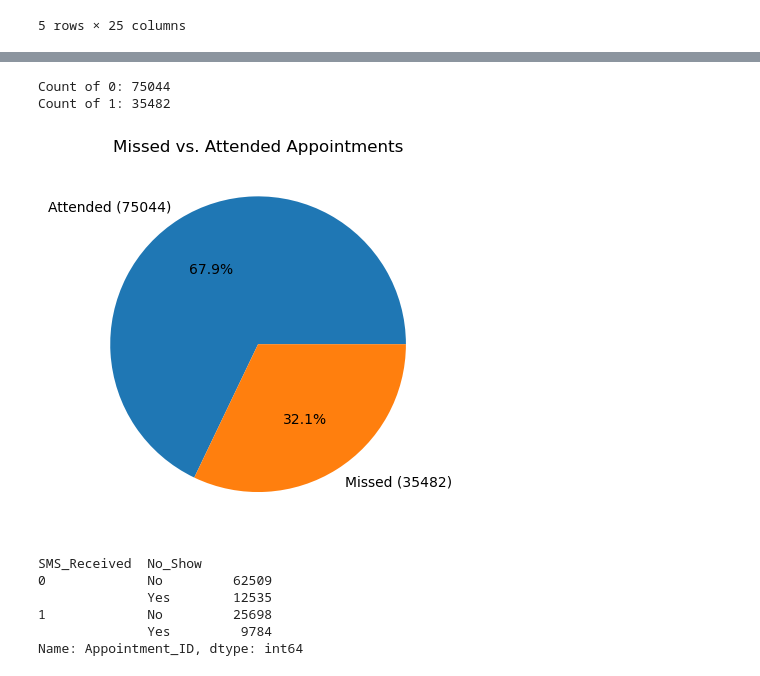
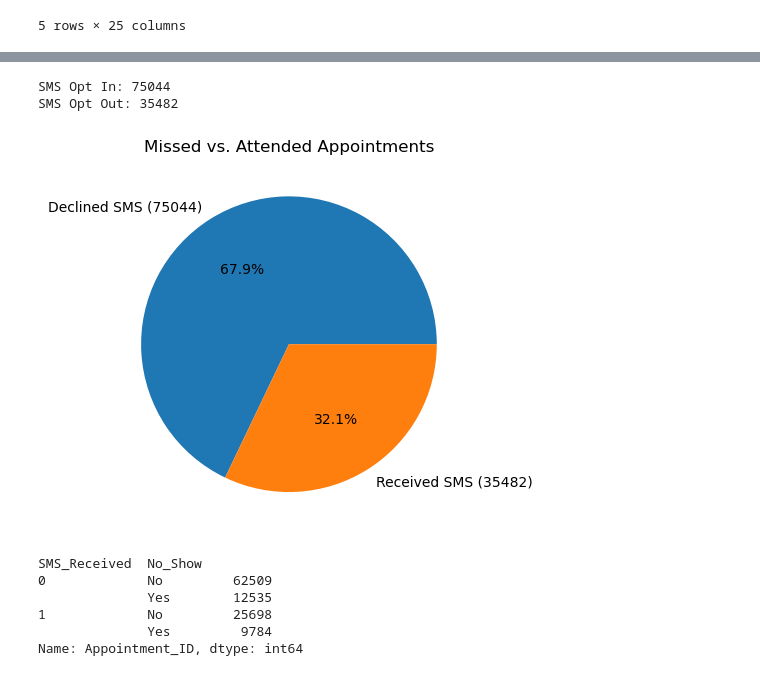
Before and after one commit to Omeagon/Project1, a Jupyter notebook: SMS.ipynb, the cells around one changed output, grey strips where cells are left out. Saved outputs shown, nothing was run; the diff lists cells and outputs as text; code cells hidden in the pictures.

```diff
--- a/SMS.ipynb
+++ b/SMS.ipynb
@@ -46,23 +46,23 @@ count_0 = (df['SMS_Received'] == 0).sum()
 count_1 = (df['SMS_Received'] == 1).sum()
 
 #Print the values of each
-print("Count of 0:", count_0)
-print("Count of 1:", count_1)
+print("SMS Opt In:", count_0)
+print("SMS Opt Out:", count_1)
 # %% [output]
-Count of 0: 75044
-Count of 1: 35482
+SMS Opt In: 75044
+SMS Opt Out: 35482
 # %%
 #Total Attended vs Missed Appointments
-labels = ['Attended (75044)', 'Missed (35482)']
+labels = ['Declined SMS (75044)', 'Received SMS (35482)']
 
 missed_vs_attend = [75044, 35482]
 total_appointments = sum(missed_vs_attend)
 
 plt.pie(missed_vs_attend, labels=labels, autopct='%1.1f%%')
 plt.title('Missed vs. Attended Appointments')
 plt.show()
 # %% [output]
-[figure, old version]
+[figure, new version]
 # %%
 #Create a DataFrame called 'SMS_Summary'
 sms_summary = df.groupby(['SMS_Received', 'No_Show'])['Appointment_ID'].count()
```
Also changed, not shown: parts of 1 cell of this notebook.
